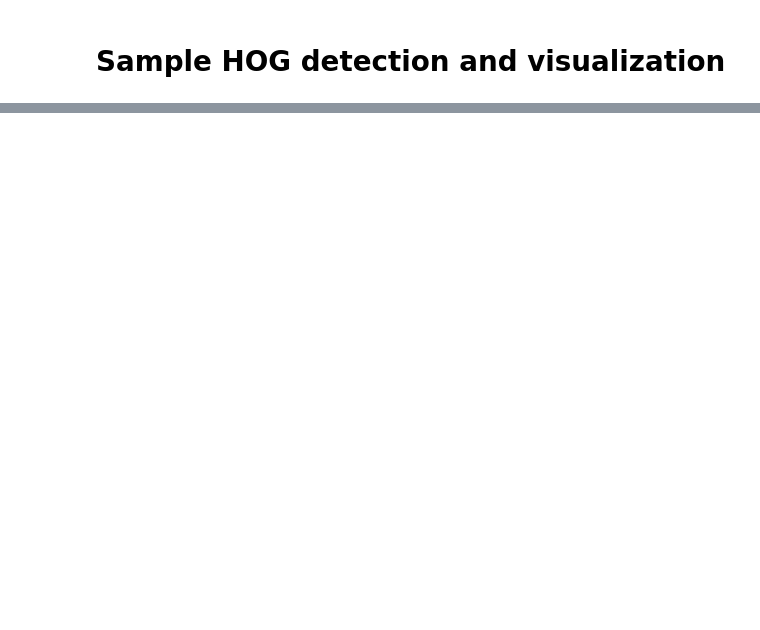
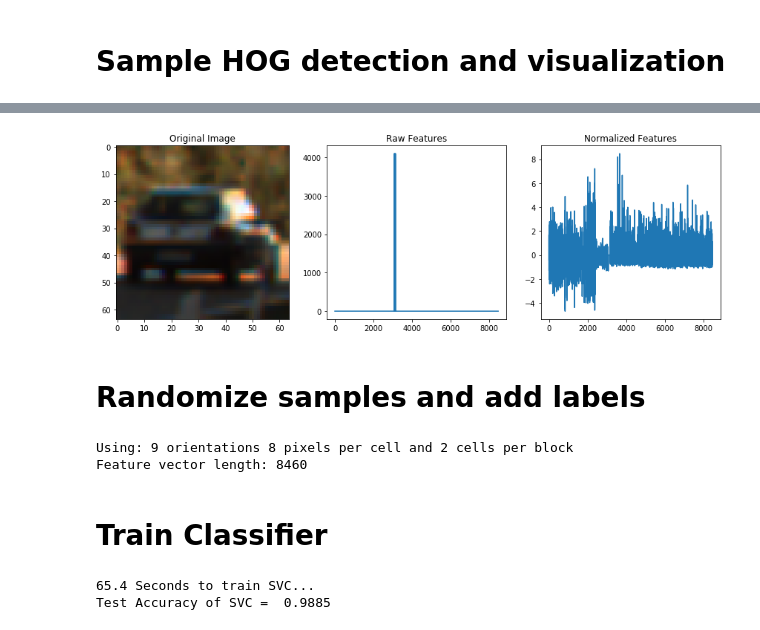
Before and after one commit to uddipan/Udacity_SelfDriving, a Jupyter notebook: Project5-VehicleDetection/detection.ipynb, the cells around one changed output, grey strips where cells are left out. Drawn from its saved outputs; the diff is of its cells as text; code cells hidden in the pictures; blank space fills up the shorter version.

```diff
--- a/Project5-VehicleDetection/detection.ipynb
+++ b/Project5-VehicleDetection/detection.ipynb
@@ -60,0 +63,20 @@ ShowTwoImages(car_img, hog_img, "Car Image", "HOG Visualization")
+# %%
+color_space = 'YCrCb'
+spatial_size = (32,32)
+hist_bins = 32
+hist_range = (0,256)
+hog_channel= 'ALL'
+spatial_feat = True
+hist_feat = True
+hog_feat = True
+
+car_features = extract_features(cars, orient, pix_per_cell, cell_per_block,
+                                cspace=color_space, spatial_size=spatial_size,
+                                hist_bins=hist_bins, hist_range=hist_range,
+                                hog_channel=hog_channel, spatial_feat=spatial_feat,
+                                hist_feat=hist_feat, hog_feat=hog_feat)
+non_car_features = extract_features(non_cars, orient, pix_per_cell, cell_per_block,
+                                cspace=color_space, spatial_size=spatial_size,
+                                hist_bins=hist_bins, hist_range=hist_range,
+                                hog_channel=hog_channel, spatial_feat=spatial_feat,
+                                hist_feat=hist_feat, hog_feat=hog_feat)
@@ -60,0 +86,60 @@ ShowTwoImages(car_img, hog_img, "Car Image", "HOG Visualization")
+# %%
+# Append and normalize features
+X = np.vstack((car_features, non_car_features)).astype(np.float64)
+# Fit a per-column scaler
+X_scaler = StandardScaler().fit(X)
+# Apply the scaler to X
+scaled_X = X_scaler.transform(X)
+# %%
+# Plot an example of raw and scaled features
+car_ind = np.random.randint(0, len(cars))
+fig = plt.figure(figsize=(12,4))
+plt.subplot(131)
+plt.imshow(mpimg.imread(cars[car_ind]))
+plt.title('Original Image')
+plt.subplot(132)
+plt.plot(X[car_ind])
+plt.title('Raw Features')
+plt.subplot(133)
+plt.plot(scaled_X[car_ind])
+plt.title('Normalized Features')
+fig.tight_layout()
+# %% [output]
+[figure, added]
+# %% [markdown]
+# Randomize samples and add labels
+# %%
+# Define the labels vector
+y = np.hstack((np.ones(len(car_features)), np.zeros(len(non_car_features))))
+
+
+# Split up data into randomized training and test sets
+rand_state = np.random.randint(0, 100)
+X_train, X_test, y_train, y_test = train_test_split(
+    scaled_X, y, test_size=0.2, random_state=rand_state)
+
+print('Using:',orient,'orientations',pix_per_cell,
+    'pixels per cell and', cell_per_block,'cells per block')
+print('Feature vector length:', len(X_train[0]))
+# %% [output]
+Using: 9 orientations 8 pixels per cell and 2 cells per block
+Feature vector length: 8460
+# %% [markdown]
+# Train Classifier
+# %%
+import time
+
+# Use a linear SVC
+svc = LinearSVC()
+# Check the training time for the SVC
+t=time.time()
+svc.fit(X_train, y_train)
+t2 = time.time()
+print(round(t2-t, 2), 'Seconds to train SVC...')
+# Check the score of the SVC
+print('Test Accuracy of SVC = ', round(svc.score(X_test, y_test), 4))
+# Check the prediction time for a single sample
+t=time.time()
+# %% [output]
+65.4 Seconds to train SVC...
+Test Accuracy of SVC =  0.9885
```
Also changed, not shown: parts of 6 cells of this notebook, 1 other file.
